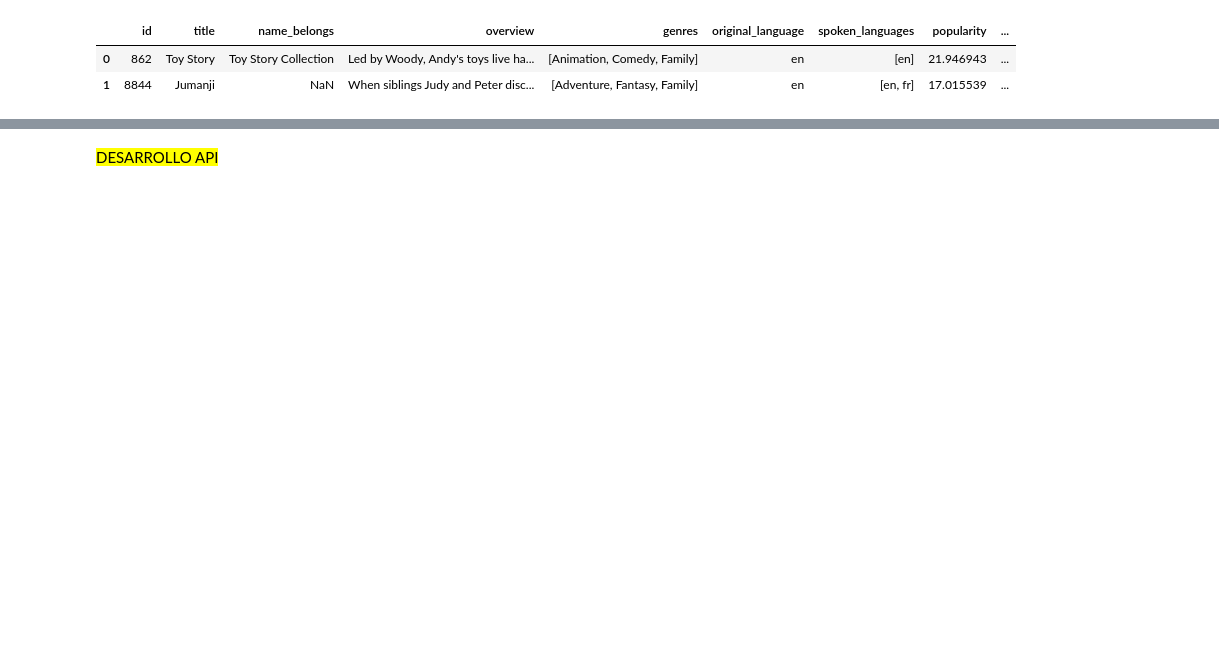
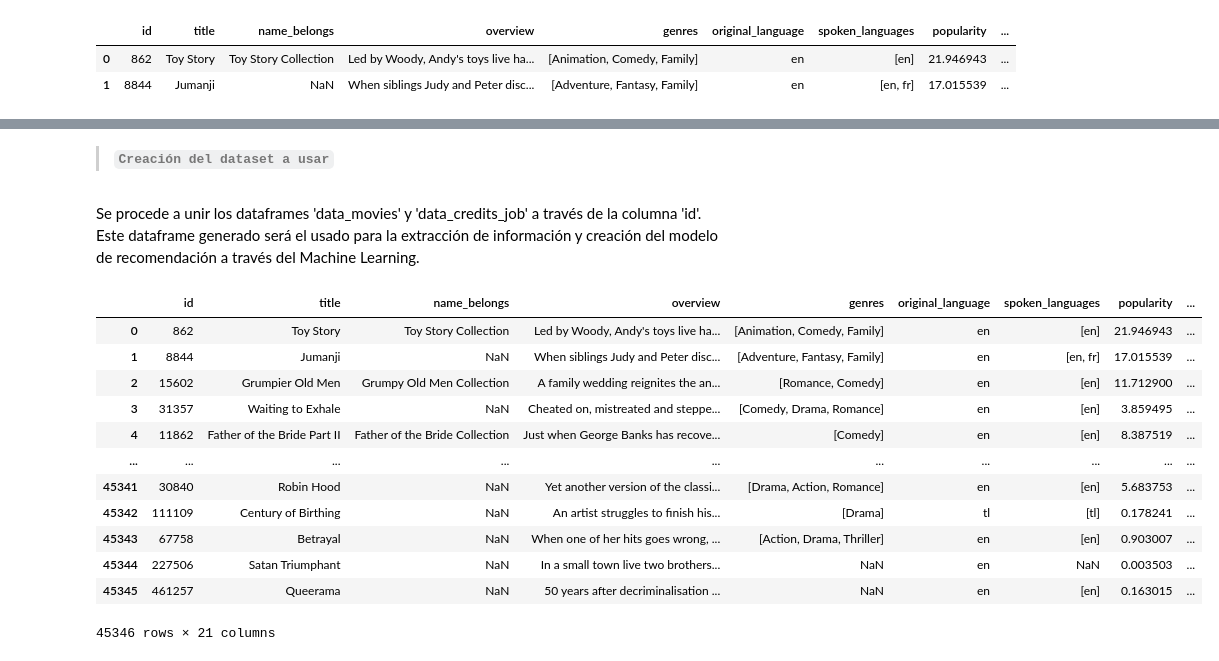
Before and after one commit to aldemarbr94/PI_MLOps, a Jupyter notebook: PI_ML_OPS_Aldemar.ipynb, the cells around one changed output, grey strips where cells are left out. Cells and saved outputs as stored; diff of their text form; code cells hidden in the pictures; blank space fills up the shorter version.

```diff
--- a/PI_ML_OPS_Aldemar.ipynb
+++ b/PI_ML_OPS_Aldemar.ipynb
@@ -226,0 +255,5 @@ data_movies.head(2)
+# %%
+df_genres = data_movies['genres'].str.replace(r"[0-9 ':[\]{}]", "", regex=True).str.replace('id,name', '')
+df_genres = df_genres.str.split(',')
+df_genres = df_genres.apply(lambda x: np.nan if x == [''] else x)
+df_genres
@@ -226,0 +292,14 @@ data_movies.head(2)
+# %%
+df_production_companies = data_movies['production_companies'].str.replace(r"[0-9':*[\]{}]", "", regex=True)
+df_production_companies = df_production_companies.str.replace('name', '').str.replace(', id', '')
+df_production_companies = df_production_companies.str.split(',')
+
+for ipc in range(len(df_production_companies)):
+    if type(df_production_companies[ipc]) == list:
+        for npc in range(len(df_production_companies[ipc])):
+            df_production_companies[ipc][npc] = df_production_companies[ipc][npc].strip()
+
+df_production_companies = df_production_companies.apply(lambda x: np.nan if x == [''] else x)
+
+
+df_production_companies
@@ -226,0 +391,23 @@ data_movies.head(2)
+# %%
+df_spoken_languages = data_movies['spoken_languages'].str.replace(r"[0-9':[\]{}]", "", regex=True)
+df_spoken_languages = df_spoken_languages.str.replace('name', '').str.replace('iso__', '')
+df_spoken_languages = df_spoken_languages.str.split(',')
+
+for isl in range(len(df_spoken_languages)):
+    if type(df_spoken_languages[isl]) == list:
+        for nsl in range(len(df_spoken_languages[isl])):
+            df_spoken_languages[isl][nsl] = df_spoken_languages[isl][nsl].strip()
+    else:
+        df_spoken_languages[isl] = df_spoken_languages[isl]
+
+for isl1 in range(len(df_spoken_languages)):
+    lista_df_spoken_languages = []
+    if type(df_spoken_languages[isl1]) == list:
+        for nsl1 in range(len(df_spoken_languages[isl1])):
+            if nsl1%2 == 0:
+                lista_df_spoken_languages.append(df_spoken_languages[isl1][nsl1])
+        df_spoken_languages[isl1] = lista_df_spoken_languages[::]
+
+df_spoken_languages = df_spoken_languages.apply(lambda x: np.nan if x == [''] else x)
+
+df_spoken_languages
@@ -351,4 +625,2 @@ memory usage: 6.8+ MB
 # %%
 data_movies.to_csv('data_movies.csv')
-# %% [markdown]
-<mark>DESARROLLO API
@@ -361,0 +627,21 @@ def index():
+# %% [markdown]
+>**`Creación del dataset a usar`**
+# %% [markdown]
+Se procede a unir los dataframes 'data_movies' y 'data_credits_job' a través de la columna 'id'. Este dataframe generado será el usado para la extracción de información y creación del modelo de recomendación a través del Machine Learning.
+# %%
+movies_credits = pd.merge(data_movies, data_credits_director, how='left' , on='id')
+movies_credits
+# %% [output]
+|  | id | title | name_belongs | overview | genres | original_language | spoken_languages | popularity | ... |
+| 0 | 862 | Toy Story | Toy Story Collection | Led by Woody, Andy's toys live ha... | [Animation, Comedy, Family] | en | [en] | 21.946943 | ... |
+| 1 | 8844 | Jumanji | NaN | When siblings Judy and Peter disc... | [Adventure, Fantasy, Family] | en | [en, fr] | 17.015539 | ... |
+| 2 | 15602 | Grumpier Old Men | Grumpy Old Men Collection | A family wedding reignites the an... | [Romance, Comedy] | en | [en] | 11.712900 | ... |
+| 3 | 31357 | Waiting to Exhale | NaN | Cheated on, mistreated and steppe... | [Comedy, Drama, Romance] | en | [en] | 3.859495 | ... |
+| 4 | 11862 | Father of the Bride Part II | Father of the Bride Collection | Just when George Banks has recove... | [Comedy] | en | [en] | 8.387519 | ... |
+| ... | ... | ... | ... | ... | ... | ... | ... | ... | ... |
+| 45341 | 30840 | Robin Hood | NaN | Yet another version of the classi... | [Drama, Action, Romance] | en | [en] | 5.683753 | ... |
+| 45342 | 111109 | Century of Birthing | NaN | An artist struggles to finish his... | [Drama] | tl | [tl] | 0.178241 | ... |
+| 45343 | 67758 | Betrayal | NaN | When one of her hits goes wrong, ... | [Action, Drama, Thriller] | en | [en] | 0.903007 | ... |
+| 45344 | 227506 | Satan Triumphant | NaN | In a small town live two brothers... | NaN | en | NaN | 0.003503 | ... |
+| 45345 | 461257 | Queerama | NaN | 50 years after decriminalisation ... | NaN | en | [en] | 0.163015 | ... |
+45346 rows × 21 columns
```
Also changed, not shown: parts of 107 cells of this notebook, 2 other files.
